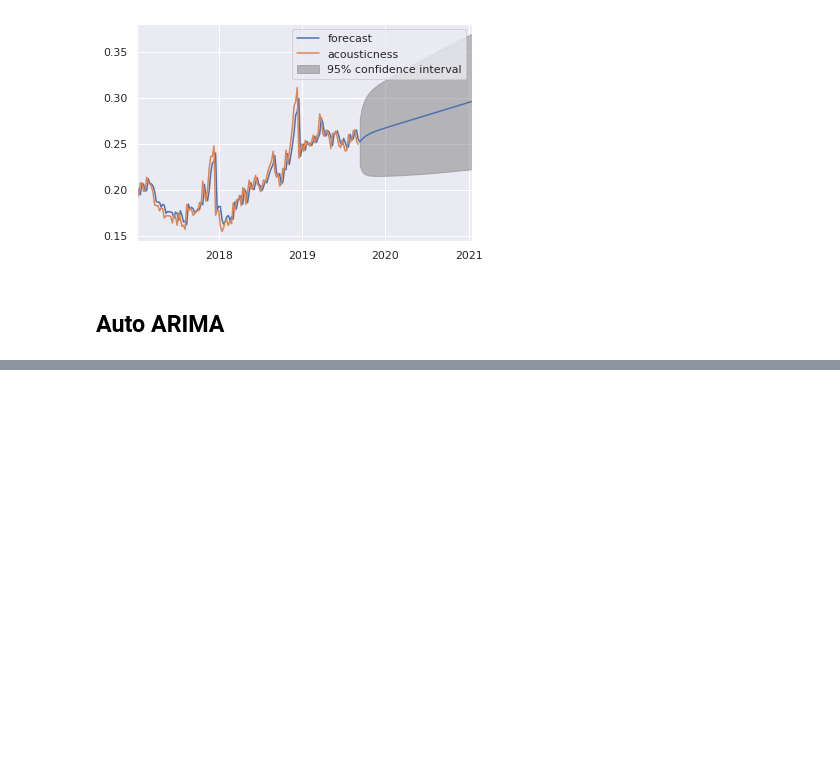
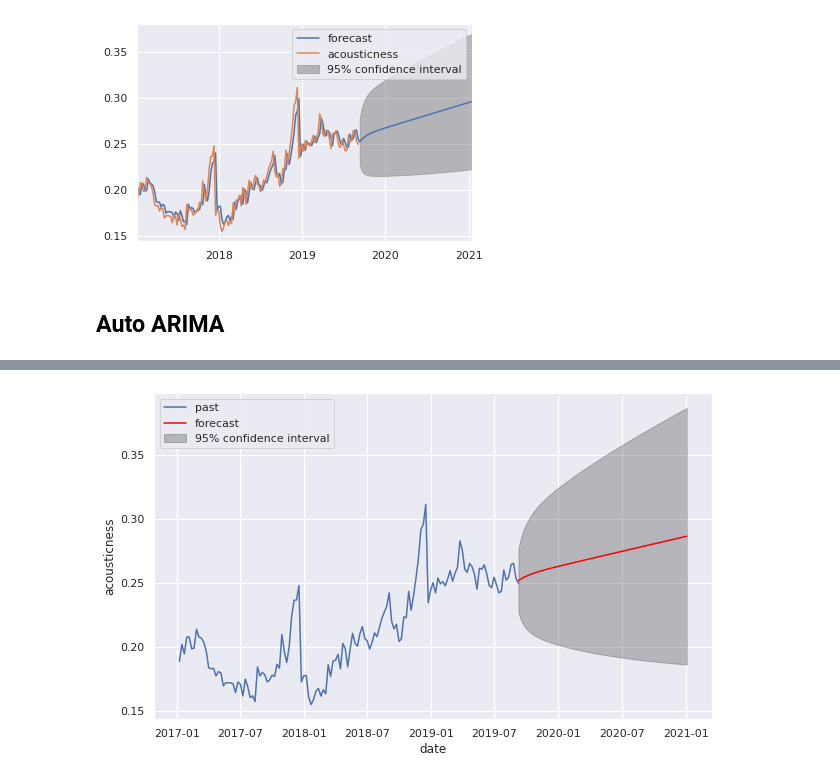
Before and after one commit to Branden-Kang/Time-Series-Analysis, a Jupyter notebook: ARIMA_Forecasting.ipynb, the cells around one changed output, grey strips where cells are left out. Saved outputs shown, nothing was run; the diff lists cells and outputs as text; code cells hidden in the pictures; blank space fills up the shorter version.

```diff
--- a/ARIMA_Forecasting.ipynb
+++ b/ARIMA_Forecasting.ipynb
@@ -190,3 +225,6 @@ def plotarima(n_periods, timeseries, automodel):
                      color="k", alpha=.25)
     plt.legend(("past", "forecast", "95% confidence interval"), loc="upper left")
     plt.show()
+# %%
+automodel = arimamodel(feature_mean["acousticness"])
+automodel.summary()
@@ -192,0 +266,4 @@ def plotarima(n_periods, timeseries, automodel):
+# %%
+plotarima(70, feature_mean["acousticness"], automodel)
+# %% [output]
+[figure, added]
```
Also changed, not shown: parts of 11 cells of this notebook.
